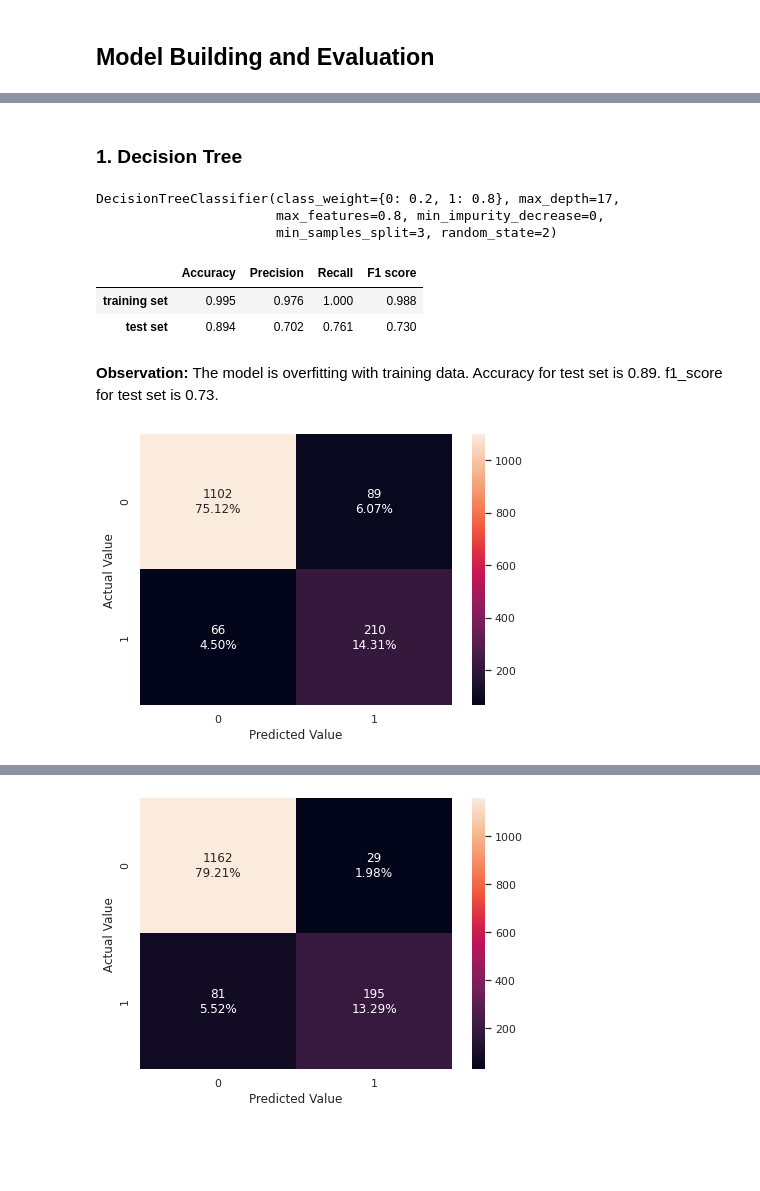
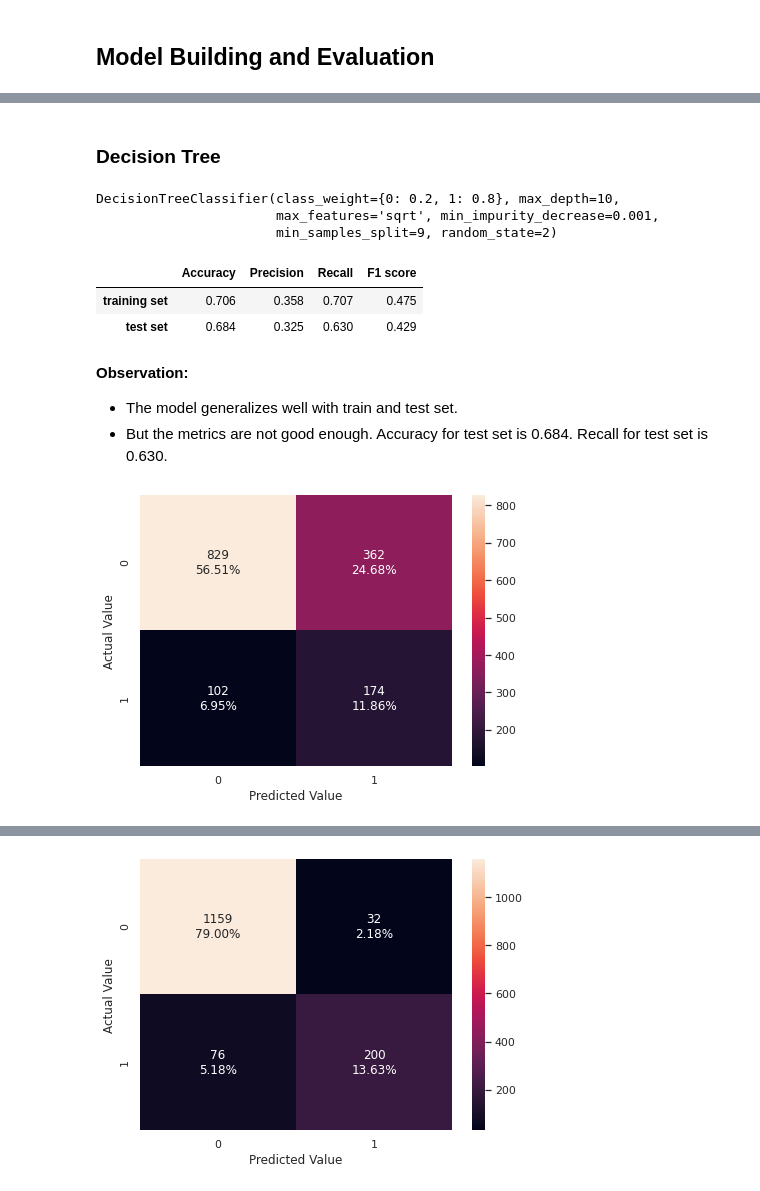
Before and after one commit to liangym2014/Data-science-and-machine-learning, a Jupyter notebook: 4.Travel_Package_Purchase_Prediction_Solution.ipynb, the cells around one changed output, grey strips where cells are left out. Saved outputs shown, nothing was run; the diff lists cells and outputs as text; code cells hidden in the pictures; blank space fills up the shorter version.

Commit message:
Chage metric to recall. Modify outlier treatment. Drop ProductPitched before model building. Finish all models and add comparison of models in conclusion.

```diff
--- a/4.Travel_Package_Purchase_Prediction_Solution.ipynb
+++ b/4.Travel_Package_Purchase_Prediction_Solution.ipynb
@@ -743,10 +753,10 @@ for i, col in enumerate(df.select_dtypes(include = 'number').columns.to_list()):
+# %%
+for col in ['CityTier', 'PreferredPropertyStar', 'PitchSatisfactionScore']:
+    df[col] = df[col].astype('int')
 # %% [markdown]
 ### Create Dummy Variables
 # %%
-df = pd.get_dummies(df, columns = ['TypeofContact', 'Occupation', 'Gender', 'ProductPitched', 'MaritalStatus', 'Designation'], drop_first = True)
-
-for col in ['CityTier', 'PreferredPropertyStar', 'Passport', 'PitchSatisfactionScore', 'OwnCar', 'ProdTaken']:
-    df[col] = df[col].astype('int')
-
-df.shape
+X = df.drop('ProdTaken', axis = 1)
+X = pd.get_dummies(X, drop_first = True)
+X.shape
 # %% [output]
@@ -892,5 +898,5 @@ pd.set_option('display.float_format', '{:0.3f}'.format)
 # %% [markdown]
-### 1. Decision Tree
+### Decision Tree
 # %%
 para = {
     'max_depth': list(np.arange(5, 19)) + [None],
@@ -900,24 +906,32 @@ para = {
     'min_impurity_decrease': [0.01, 0.001, 0.0001, 0],
 }
 dtree = DecisionTreeClassifier(random_state = 2, class_weight = {0: 0.2, 1: 0.8})
-clf = GridSearchCV(dtree, para, scoring ='f1', n_jobs = -1, cv = 3).fit(X_train, y_train)
+clf = GridSearchCV(dtree, para, scoring ='recall', n_jobs = -1, cv = 3).fit(X_train, y_train)
 clf.best_estimator_
 # %% [output]
-DecisionTreeClassifier(class_weight={0: 0.2, 1: 0.8}, max_depth=17,
-                       max_features=0.8, min_impurity_decrease=0,
-                       min_samples_split=3, random_state=2)
+DecisionTreeClassifier(class_weight={0: 0.2, 1: 0.8}, max_depth=10,
+                       max_features='sqrt', min_impurity_decrease=0.001,
+                       min_samples_split=9, random_state=2)
 # %%
-dtree, y1_pred_train, y1_pred_test, metrics1 = compute_metrics(clf.best_estimator_, X_train, X_test, y_train, y_test)
-metrics1
+dtree, y_pred_train, y_pred_test, metrics = compute_metrics(clf.best_estimator_, X_train, X_test, y_train, y_test)
+
+models.append(dtree)
+pred_train.append(y_pred_train)
+pred_test.append(y_pred_test)
+metrics_df.append(metrics)
+
+metrics
 # %% [output]
 |  | Accuracy | Precision | Recall | F1 score |
-| training set | 0.995 | 0.976 | 1.000 | 0.988 |
-| test set | 0.894 | 0.702 | 0.761 | 0.730 |
+| training set | 0.706 | 0.358 | 0.707 | 0.475 |
+| test set | 0.684 | 0.325 | 0.630 | 0.429 |
 # %% [markdown]
-**Observation:** The model is overfitting with training data. Accuracy for test set is 0.89. f1_score for test set is 0.73.
+**Observation:**
+- The model generalizes well with train and test set.
+- But the metrics are not good enough. Accuracy for test set is 0.684. Recall for test set is 0.630.
 # %%
-generate_confusion_matrix(y_test, y1_pred_test, labels = [0, 1])
+generate_confusion_matrix(y_test, y_pred_test, labels = [0, 1])
 # %% [output]
-[figure, old version]
+[figure, new version]
 # %%
 pd.DataFrame(data = dtree.feature_importances_, index = X_train.columns,
```
Also changed, not shown: parts of 71 cells of this notebook.
